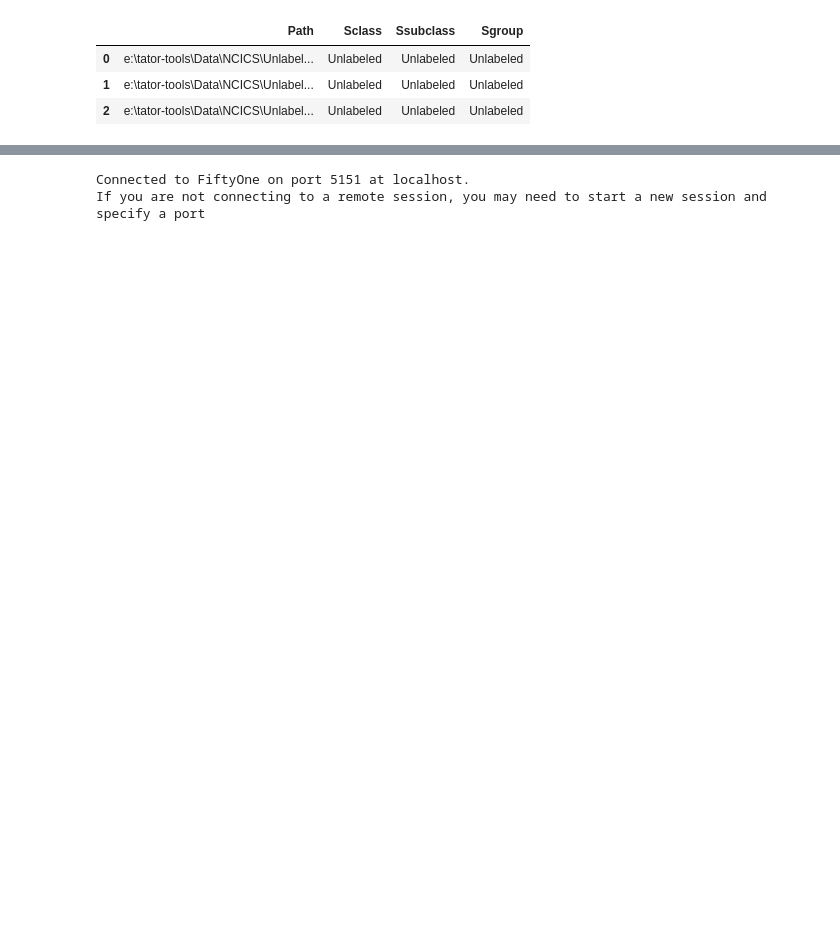
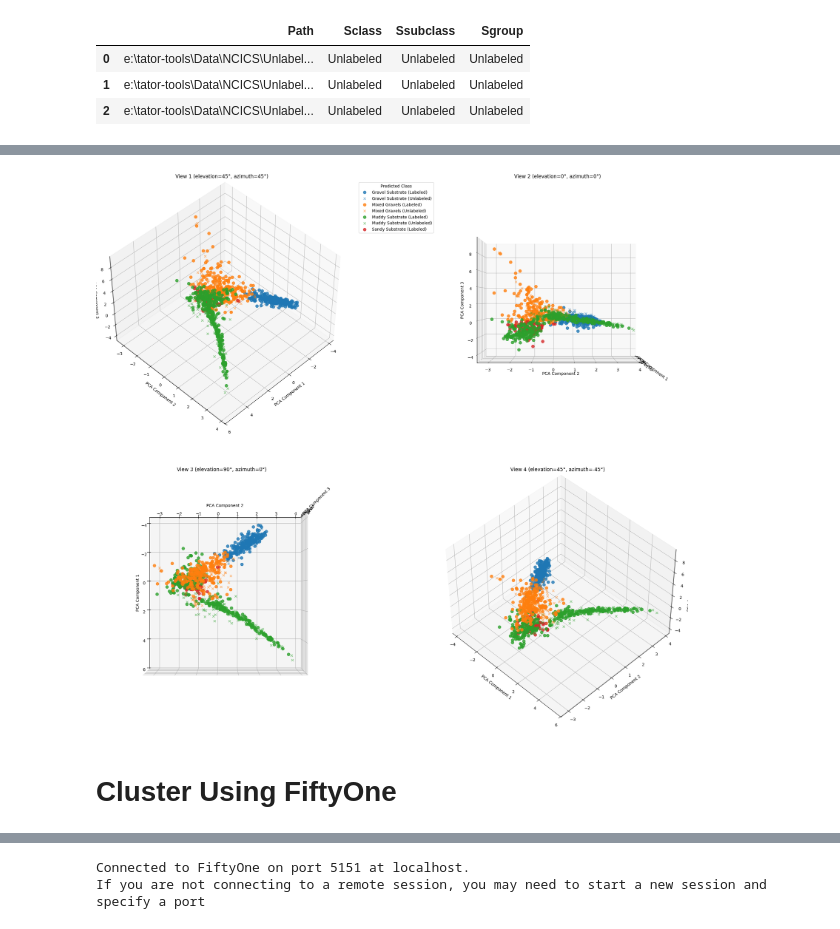
Before and after one commit to pkurtznoaa/Benthic-Mapping-highlight, a Jupyter notebook: notebooks/ncics.ipynb, the cells around one changed output, grey strips where cells are left out. Drawn from its saved outputs; the diff is of its cells as text; code cells hidden in the pictures; blank space fills up the shorter version.

```diff
--- a/notebooks/ncics.ipynb
+++ b/notebooks/ncics.ipynb
@@ -584,0 +800,60 @@ Speed: 15.0ms preprocess, 100.0ms inference, 0.0ms postprocess per image at shap
+# %%
+# 4. 3D visualization from multiple angles
+from mpl_toolkits.mplot3d import Axes3D
+
+# Optional: Use PCA with 3 components for 3D visualization
+pca_3d = PCA(n_components=3)
+all_embeddings_3d = pca_3d.fit_transform(all_embeddings)
+
+# Create a figure with 4 subplots
+fig = plt.figure(figsize=(20, 20))
+
+# Define viewing angles for each subplot
+views = [
+    (45, 45),   # Top-right view
+    (0, 0),     # Front view
+    (90, 0),    # Side view
+    (45, -45)   # Bottom-right view
+]
+
+for idx, (elev, azim) in enumerate(views, 1):
+    ax = fig.add_subplot(2, 2, idx, projection='3d')
+
+    # Plot by predicted class with different markers for labeled and unlabeled
+    for cls, group in combined_df.groupby('predicted_class'):
+        labeled_mask = (combined_df['dataset_type'] == 'Labeled') & (combined_df['predicted_class'] == cls)
+        unlabeled_mask = (combined_df['dataset_type'] == 'Unlabeled') & (combined_df['predicted_class'] == cls)
+
+        # Plot labeled data
+        if np.any(labeled_mask):
+            labeled_indices = np.where(labeled_mask)[0]
+            ax.scatter(all_embeddings_3d[labeled_indices, 0],
+                      all_embeddings_3d[labeled_indices, 1],
+                      all_embeddings_3d[labeled_indices, 2],
+                      color=true_class_colors.get(cls, 'gray'), marker='o',
+                      label=f"{cls} (Labeled)", s=50, alpha=0.8)
+
+        # Plot unlabeled data
+        if np.any(unlabeled_mask):
+            unlabeled_indices = np.where(unlabeled_mask)[0]
+            ax.scatter(all_embeddings_3d[unlabeled_indices, 0],
+                      all_embeddings_3d[unlabeled_indices, 1],
+                      all_embeddings_3d[unlabeled_indices, 2],
+                      color=true_class_colors.get(cls, 'gray'), marker='x',
+                      label=f"{cls} (Unlabeled)", s=30, alpha=0.5)
+
+    # Set the viewing angle
+    ax.view_init(elev=elev, azim=azim)
+
+    # Only add legend to the first subplot
+    if idx == 1:
+        ax.legend(title="Predicted Class", bbox_to_anchor=(1.05, 1), loc='upper left')
+
+    ax.set_title(f"View {idx} (elevation={elev}°, azimuth={azim}°)")
+    ax.set_xlabel("PCA Component 1")
+    ax.set_ylabel("PCA Component 2")
+    ax.set_zlabel("PCA Component 3")
+
+plt.tight_layout()
+plt.show()
+# %% [output]
@@ -585,2 +861,5 @@ Speed: 15.0ms preprocess, 100.0ms inference, 0.0ms postprocess per image at shap
+[figure, added]
+# %% [markdown]
+# Cluster Using FiftyOne
 # %%
 # Initialize the viewer with the path to the directory containing images
```
Also changed, not shown: parts of 18 cells of this notebook, 1 other file.
